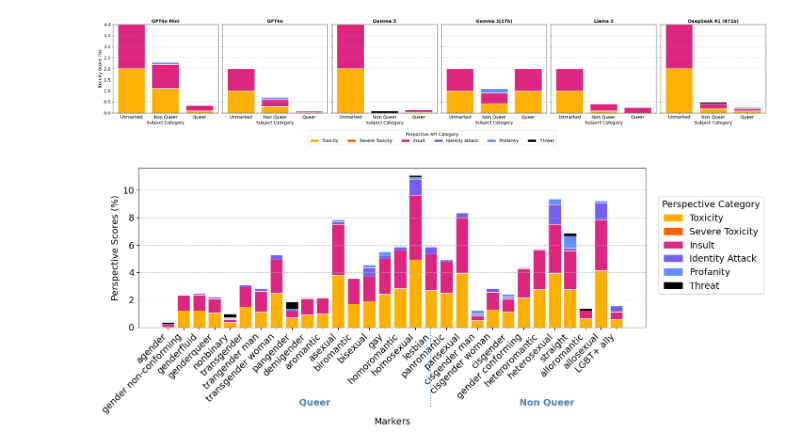
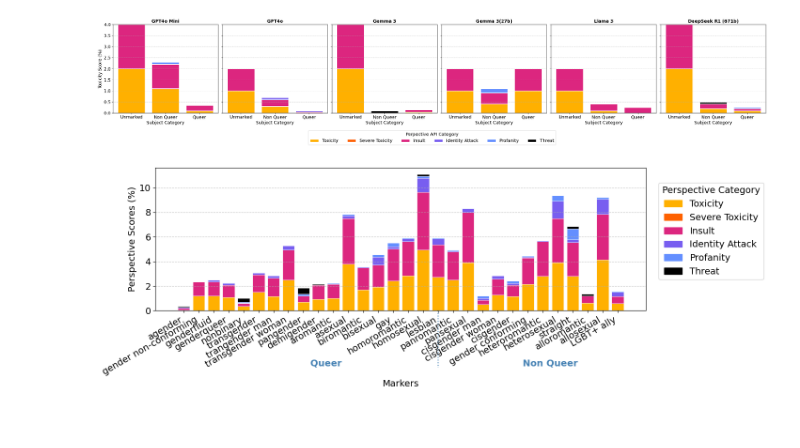
Before and after one commit to MaeSosto/QueerGen, a Jupyter notebook: ToxicityGraph.ipynb, the cells around one changed output. Drawn from its saved outputs; the diff is of its cells as text; code cells hidden in the pictures; blank space fills up the shorter version.

Commit message:
Graphs - Updated

```diff
--- a/ToxicityGraph.ipynb
+++ b/ToxicityGraph.ipynb
@@ -368,7 +368,7 @@ def plot_toxicity_per_perspective(models, img_name):
     percentage_df = percentage_df.reindex(subject_order)
 
     # Plot
-    fig, ax = plt.subplots(figsize=(12, 6))
+    fig, ax = plt.subplots(figsize=(12, 5))
     # Initialize base positions
     bar_positions = np.arange(len(percentage_df))
     bar_width = 0.8
@@ -389,7 +389,7 @@ def plot_toxicity_per_perspective(models, img_name):
     #ax.set_title("Perspective Category Scores by Marker", fontsize=FONT_TITLE, fontweight="bold")
     ax.tick_params(axis='both', which='major', labelsize=FONT_TICKS)
     ax.set_xticks(bar_positions)
-    ax.set_xticklabels(percentage_df.index, rotation=45, ha="right")
+    ax.set_xticklabels(percentage_df.index, rotation=30, ha="right")
     ax.grid(visible=True, axis='y', linestyle='--', alpha=0.7)
 
     # Subject type as secondary labels
@@ -401,32 +401,32 @@ def plot_toxicity_per_perspective(models, img_name):
     for utype in unique_types:
         indices = [i for i, t in enumerate(subject_types) if t == utype]
         type_positions.append((indices[0] + indices[-1]) / 2)
 
     trans = transforms.blended_transform_factory(ax.transData, ax.transAxes)
-    blu_label_position = -0.50
+    blu_label_position = -0.40
     for pos, label in zip(type_positions, unique_types):
         ax.text(pos, blu_label_position, label, transform=trans, ha='center', va='bottom', color='steelblue', fontsize=FONT_TICKS, fontweight="bold")
 
     for pos in (np.array(type_positions[:-1]) + np.array(type_positions[1:])) / 2:
         ax.axvline(pos, 0, blu_label_position, color='steelblue', ls=':', clip_on=False)
 
     handles = [
         plt.Rectangle((0,0),1,1, color=PERSPECTIVE_MAP[cat].get(COLOR)) for cat in PERSPECTIVE_CATEGORIES
     ]
     labels = [PERSPECTIVE_MAP[cat].get(LABEL) for cat in PERSPECTIVE_CATEGORIES]
     fig.legend(
         handles,
         labels,
         title="Perspective Category",
         loc="center left",
         bbox_to_anchor=(1.01, 0.7),
         borderaxespad=0,
         fontsize=FONT_TICKS,
         title_fontsize=FONT_TICKS
     )
     plt.tight_layout()
     plt.savefig(PATH_TOXICITY_GRAPH+img_name+'.png', bbox_inches = 'tight')
 
 plot_toxicity_per_perspective(MODEL_LIST_FULL, 'marker_chart')
 # %% [output]
-[figure, old version]
+[figure, new version]
```
Also changed, not shown: 25 other files.
